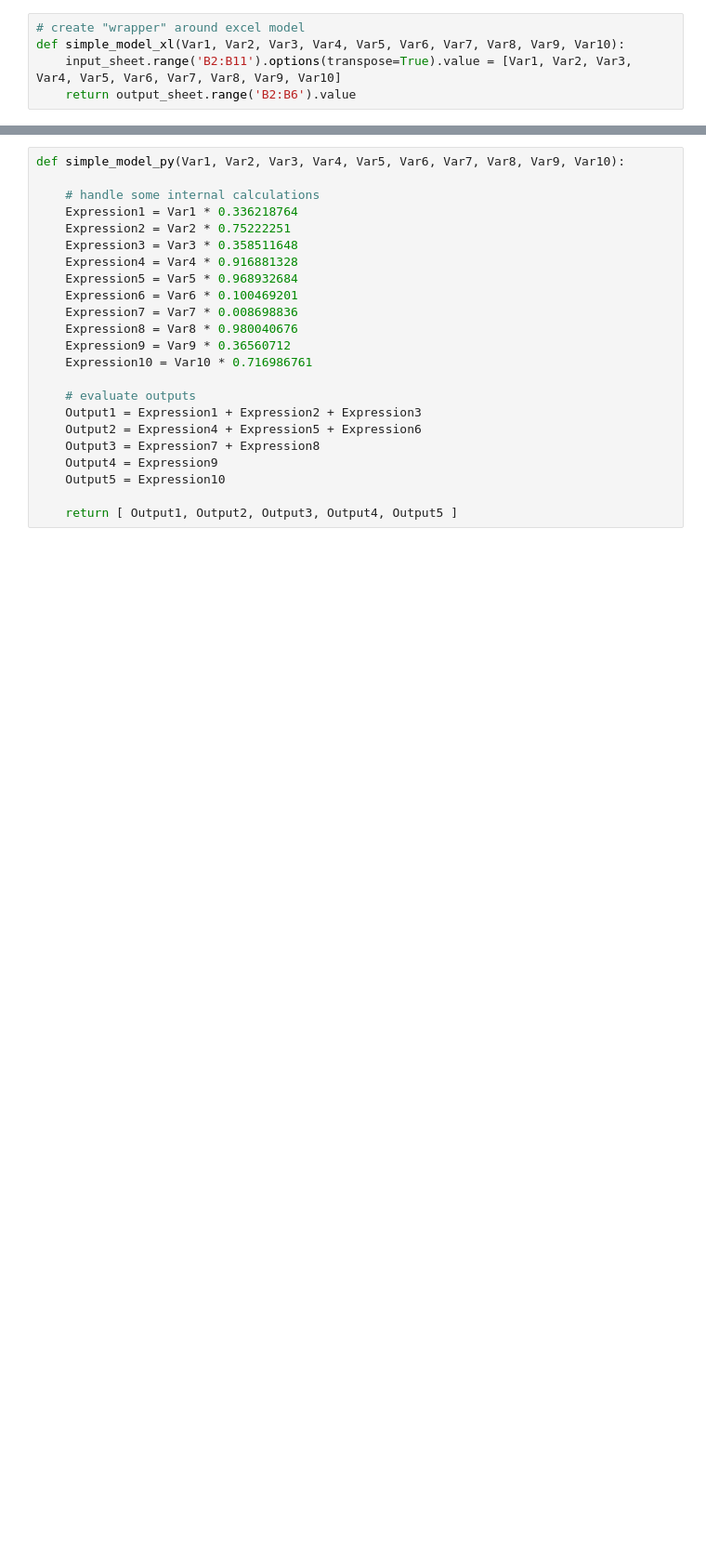
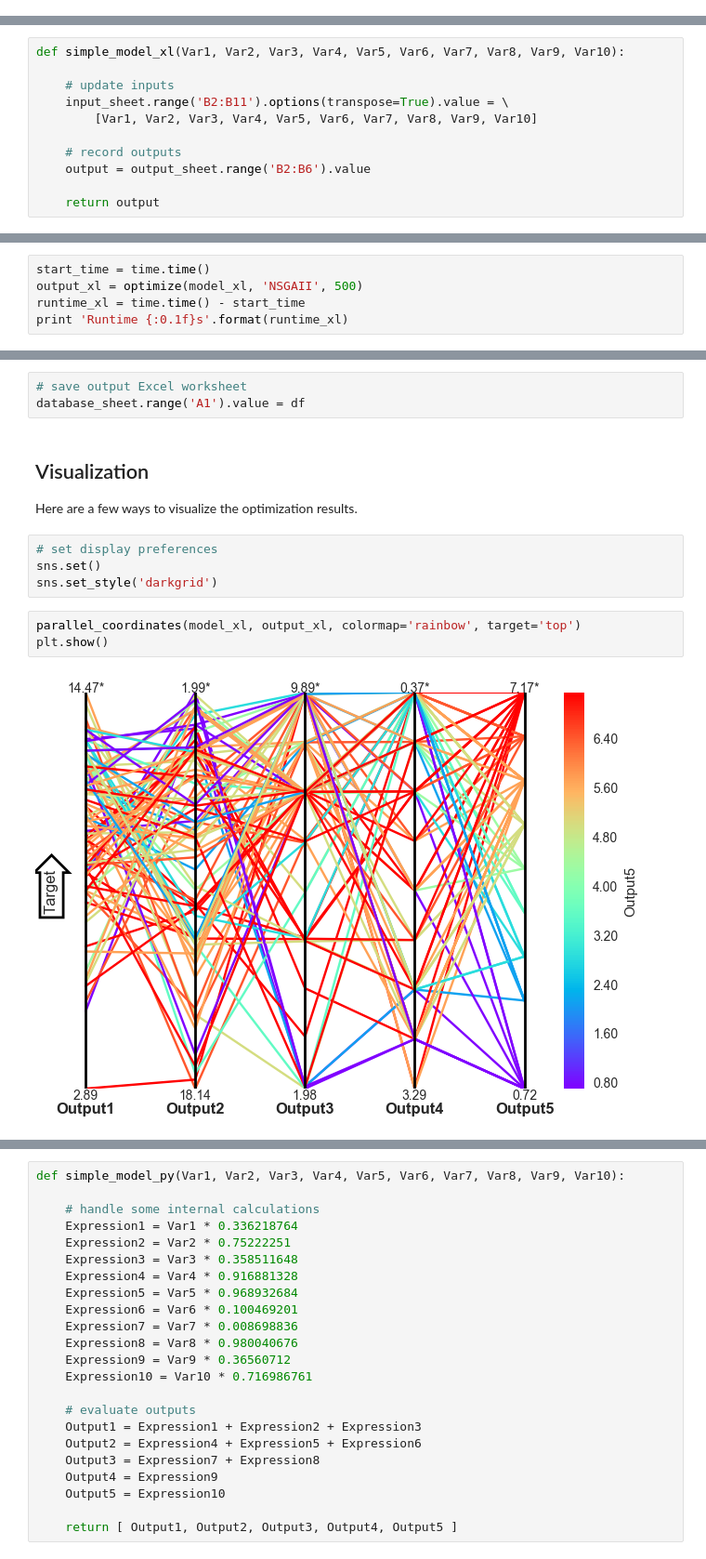
Before and after one commit to saschaishikawa/rdm-simple-model, a Jupyter notebook: SimpleModelDemo.ipynb, the cells around one changed output, grey strips where cells are left out. Shown at 93% size. Cells and saved outputs as stored; diff of their text form; blank space fills up the shorter version.

```diff
--- a/SimpleModelDemo.ipynb
+++ b/SimpleModelDemo.ipynb
@@ -50,5 +0,0 @@ We will now create a function that drives the Excel model.
-# %%
-# create "wrapper" around excel model
-def simple_model_xl(Var1, Var2, Var3, Var4, Var5, Var6, Var7, Var8, Var9, Var10):
-    input_sheet.range('B2:B11').options(transpose=True).value = [Var1, Var2, Var3, Var4, Var5, Var6, Var7, Var8, Var9, Var10]
-    return output_sheet.range('B2:B6').value
@@ -128,0 +70,11 @@ To best serve this example, we'll have to reverse engineer the simple model defi
+# %%
+def simple_model_xl(Var1, Var2, Var3, Var4, Var5, Var6, Var7, Var8, Var9, Var10):
+
+    # update inputs
+    input_sheet.range('B2:B11').options(transpose=True).value = \
+        [Var1, Var2, Var3, Var4, Var5, Var6, Var7, Var8, Var9, Var10]
+
+    # record outputs
+    output = output_sheet.range('B2:B6').value
+
+    return output
@@ -128,0 +137,5 @@ To best serve this example, we'll have to reverse engineer the simple model defi
+# %%
+start_time = time.time()
+output_xl = optimize(model_xl, 'NSGAII', 500)
+runtime_xl = time.time() - start_time
+print 'Runtime {:0.1f}s'.format(runtime_xl)
@@ -128,0 +171,15 @@ To best serve this example, we'll have to reverse engineer the simple model defi
+# %%
+# save output Excel worksheet
+database_sheet.range('A1').value = df
+# %% [markdown]
+## Visualization
+Here are a few ways to visualize the optimization results.
+# %%
+# set display preferences
+sns.set()
+sns.set_style('darkgrid')
+# %%
+parallel_coordinates(model_xl, output_xl, colormap='rainbow', target='top')
+plt.show()
+# %% [output]
+[figure, added]
```
Also changed, not shown: parts of 80 cells of this notebook, 6 other files.
